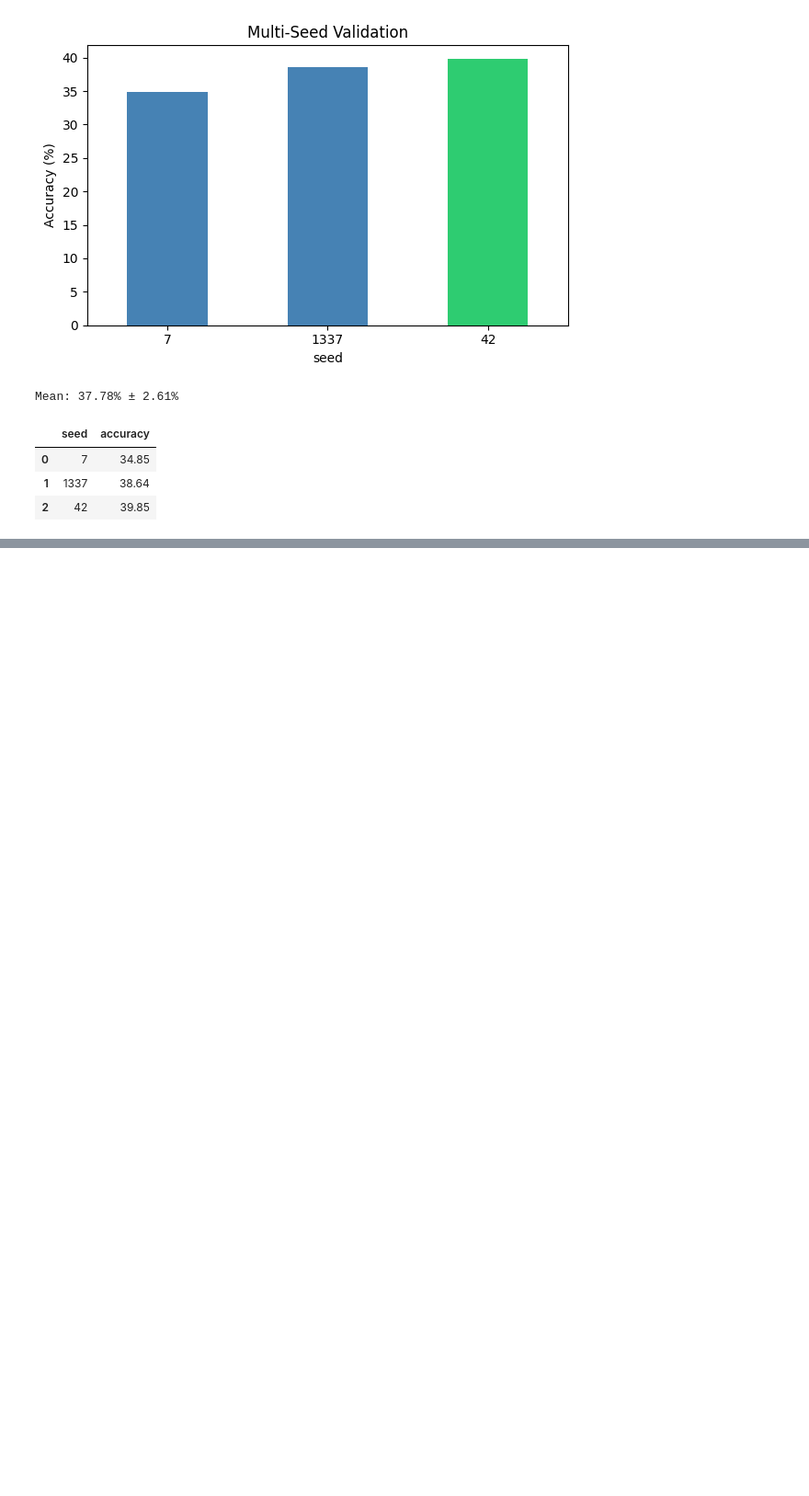
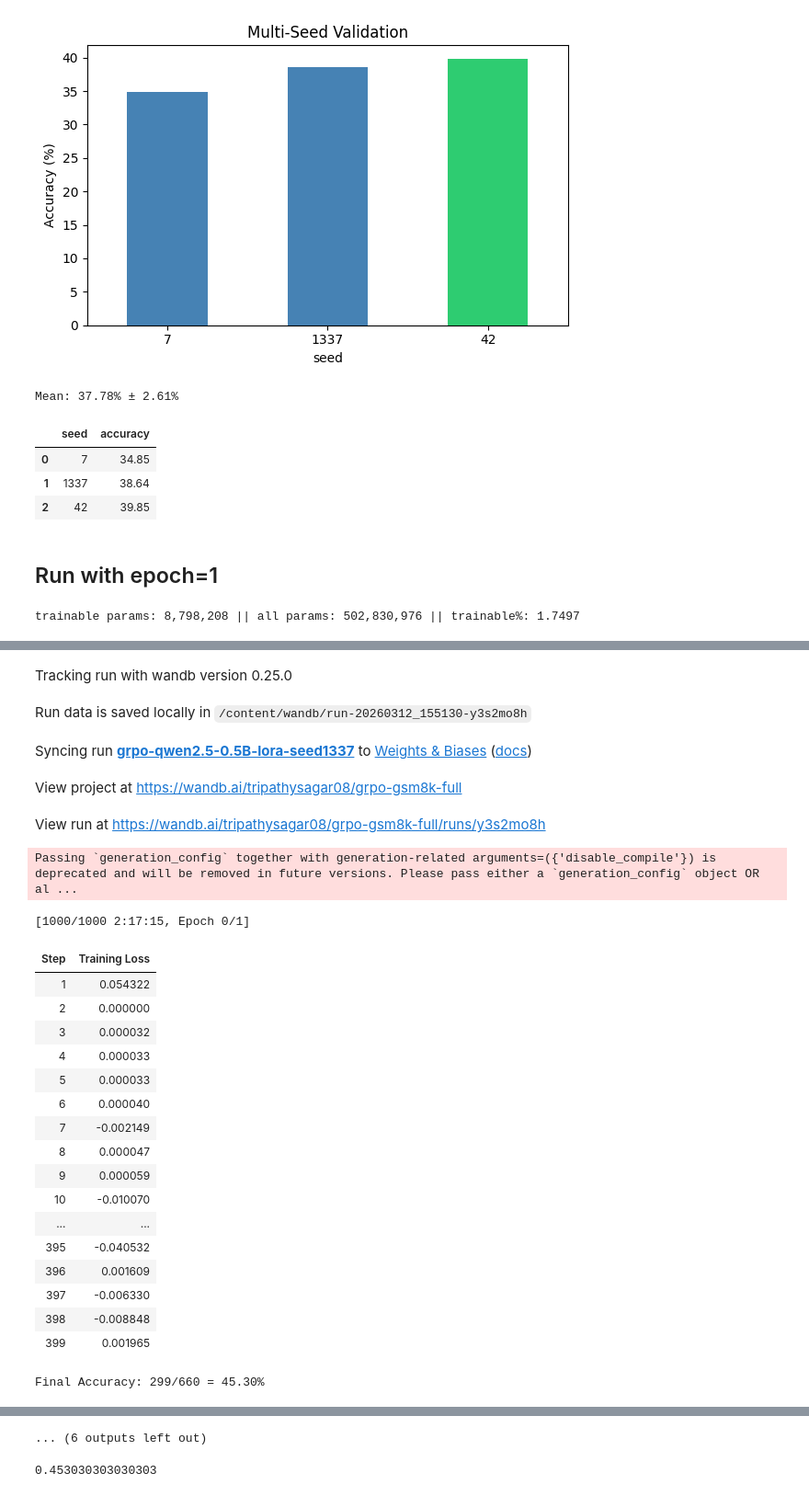
Before and after one commit to tripathysagar/rlhf-gsm8k, a Jupyter notebook: nbs/02_grpo_sweep.ipynb, the cells around one changed output, grey strips where cells are left out. Shown at 92% size. Cells and saved outputs as stored; diff of their text form; code cells hidden in the pictures; blank space fills up the shorter version.

Commit message:
adding in functionalities of pushing trained grpo model

```diff
--- a/nbs/02_grpo_sweep.ipynb
+++ b/nbs/02_grpo_sweep.ipynb
@@ -209,3 +209,23 @@ seed_df
 | 0 | 7 | 34.85 |
 | 1 | 1337 | 38.64 |
 | 2 | 42 | 39.85 |
+# %% [markdown]
+## Run with epoch=1
+# %%
+full_cfg = {
+    'max_steps': 1000,
+    'epochs': -1,
+    'max_completion_length': 512,
+    'beta': 0.02,
+    'learning_rate': 5e-05,
+    'num_generations': 16,
+    'sft_frac': -1, #it uses the full train set
+    'wandb_project': 'grpo-gsm8k-full',
+}
+
+
+
+exp = GRPOExperiment(full_cfg)
+final_result = exp(push2hub=True)
+# %% [output]
+trainable params: 8,798,208 || all params: 502,830,976 || trainable%: 1.7497
@@ -211,0 +233,25 @@ seed_df
+Tracking run with wandb version 0.25.0
+Run data is saved locally in /content/wandb/run-20260312_155130-y3s2mo8h
+Syncing run grpo-qwen2.5-0.5B-lora-seed1337 to Weights & Biases (docs)
+View project at https://wandb.ai/tripathysagar08/grpo-gsm8k-full
+View run at https://wandb.ai/tripathysagar08/grpo-gsm8k-full/runs/y3s2mo8h
+Passing `generation_config` together with generation-related arguments=({'disable_compile'}) is deprecated and will be removed in future versions. Please pass either a `generation_config` object OR al ...
+[1000/1000 2:17:15, Epoch 0/1]
+| Step | Training Loss |
+| 1 | 0.054322 |
+| 2 | 0.000000 |
+| 3 | 0.000032 |
+| 4 | 0.000033 |
+| 5 | 0.000033 |
+| 6 | 0.000040 |
+| 7 | -0.002149 |
+| 8 | 0.000047 |
+| 9 | 0.000059 |
+| 10 | -0.010070 |
+| ... | ... |
+| 395 | -0.040532 |
+| 396 | 0.001609 |
+| 397 | -0.006330 |
+| 398 | -0.008848 |
+| 399 | 0.001965 |
+Final Accuracy: 299/660 = 45.30%
@@ -211,0 +259,5 @@ seed_df
+... (6 outputs left out)
+# %%
+final_result
+# %% [output]
+0.453030303030303
```
Also changed, not shown: parts of 1 cell of this notebook, 1 other file.
